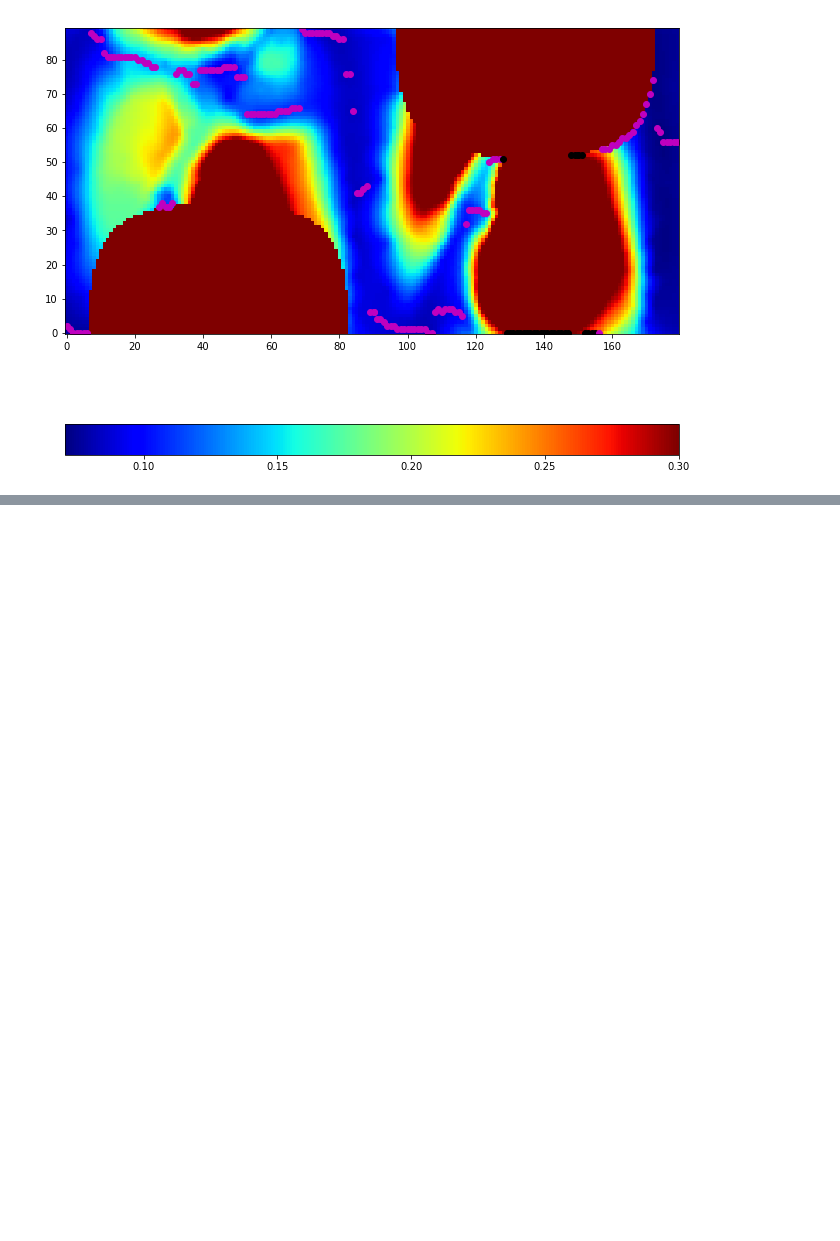
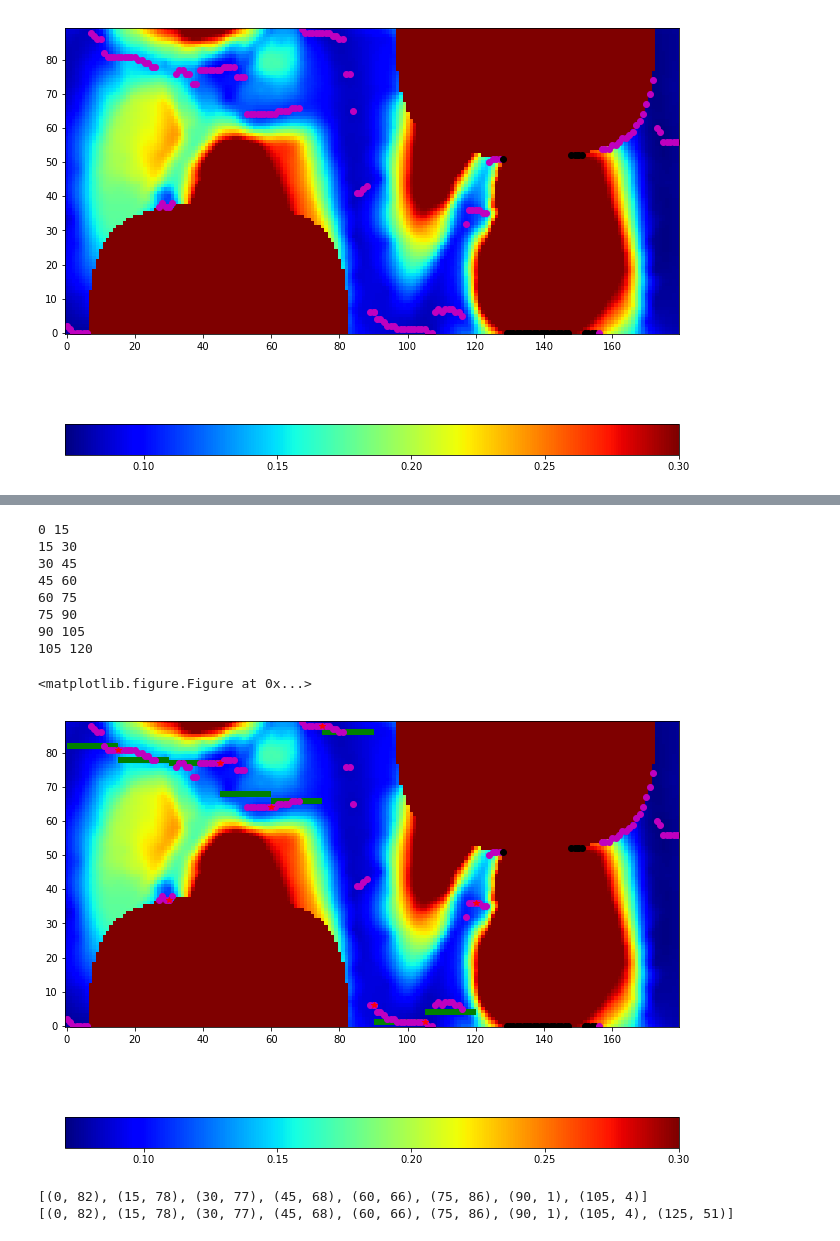
Before and after one commit to jandrejk/AstarOptimization, a Jupyter notebook: AOC Python 3.ipynb, the cells around one changed output, grey strips where cells are left out. Saved outputs shown, nothing was run; the diff lists cells and outputs as text; code cells hidden in the pictures; blank space fills up the shorter version.

```diff
--- a/AOC Python 3.ipynb
+++ b/AOC Python 3.ipynb
@@ -19,9 +20,9 @@ imp.reload(load)
 # %% [output]
 <module 'load' from '/home/janik/Praktikum_medPhys/FirstSearchAlgos/code/load.py'>
 # %%
-pathToOARs = '/home/janik/Praktikum_medPhys/FirstSearchAlgos/Test-2/plans/plan-1/gt-maps/track-1-map.txt'
-pathToColl = '/home/janik/Praktikum_medPhys/FirstSearchAlgos/Test-2/setups/setup-1/collision-map.txt'
-pathToCTrestr = '/home/janik/Praktikum_medPhys/FirstSearchAlgos/Test-2/setups/setup-1/ctRestriction-map.txt'
+pathToOARs = '../Test-2/plans/plan-1/gt-maps/track-1-map.txt'
+pathToColl = '../Test-2/setups/setup-1/collision-map.txt'
+pathToCTrestr = '../Test-2/setups/setup-1/ctRestriction-map.txt'
 
 collMap = load.load3DColorwash(pathToColl,setOneToInfty=True)[3]
 cTrestrMap = load.load3DColorwash(pathToCTrestr,setOneToInfty=True)[3]
@@ -49,0 +95,40 @@ plt.show()
+# %%
+plt.figure(figsize=(11,11))
+
+pl.FlooadPlot(pic=gt_map,flood_level=0.3)
+
+for s in np.linspace(0,30,31) :
+    pl.LinePlot(pic=gt_map,start=int(s))
+
+x = 0
+i = 0
+
+nest_food_combinations = []
+
+while x+stick_length < end :    #print (10*x)
+    print(x,x+stick_length)
+    plt.hlines(y[i],x,x+stick_length,'g',lw=6)
+    plt.plot(x+stick_length,min_path[x+stick_length],'r*')
+    nest_food_combinations.append((x,y[i]))
+
+    x += stick_length
+    i += 1
+plt.show()
+# %% [output]
+0 15
+15 30
+30 45
+45 60
+60 75
+75 90
+90 105
+105 120
+<matplotlib.figure.Figure at 0x...>
+[figure, added]
+# %%
+print (nest_food_combinations)
+nest_food_combinations.append((end,np.argmin(gt_map[:,end])))
+print (nest_food_combinations)
+# %% [output]
+[(0, 82), (15, 78), (30, 77), (45, 68), (60, 66), (75, 86), (90, 1), (105, 4)]
+[(0, 82), (15, 78), (30, 77), (45, 68), (60, 66), (75, 86), (90, 1), (105, 4), (125, 51)]
```
Also changed, not shown: parts of 25 cells of this notebook.
